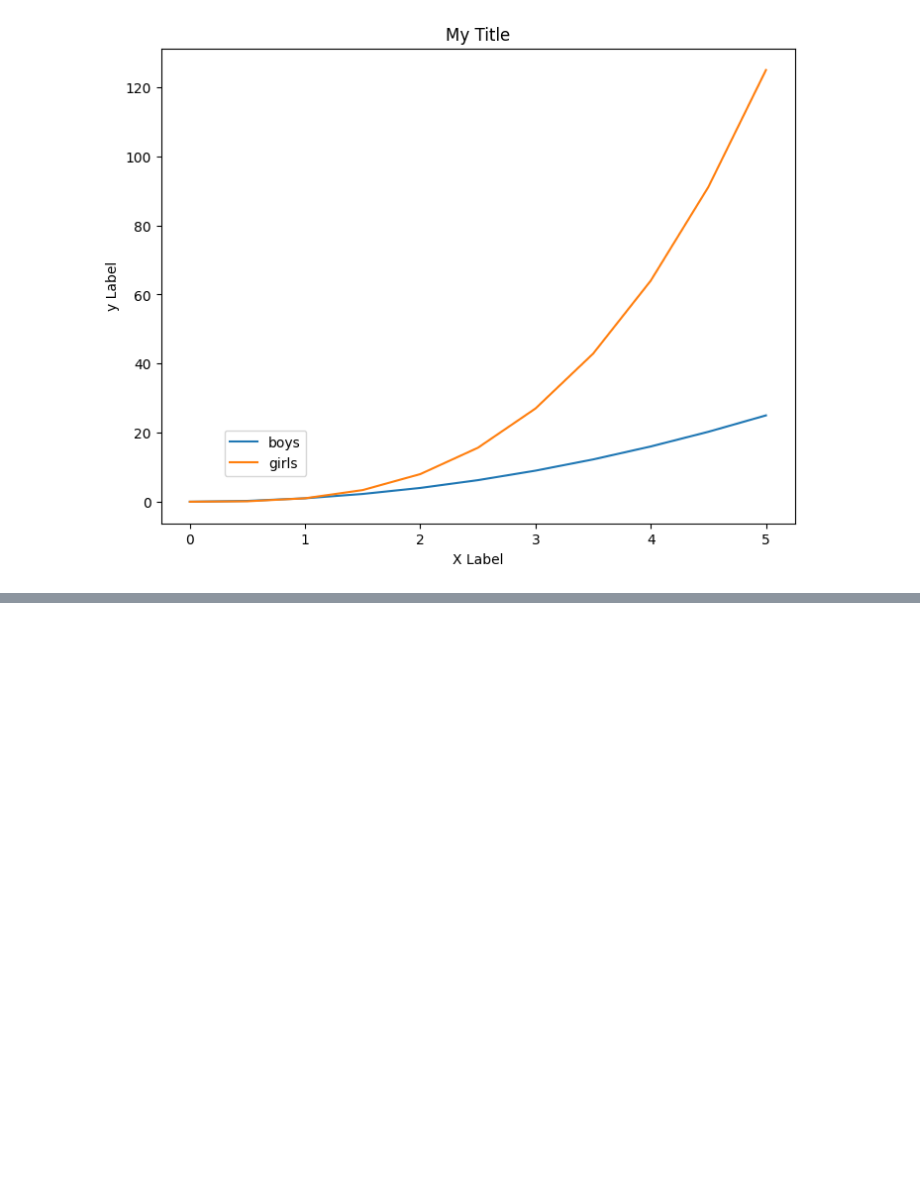
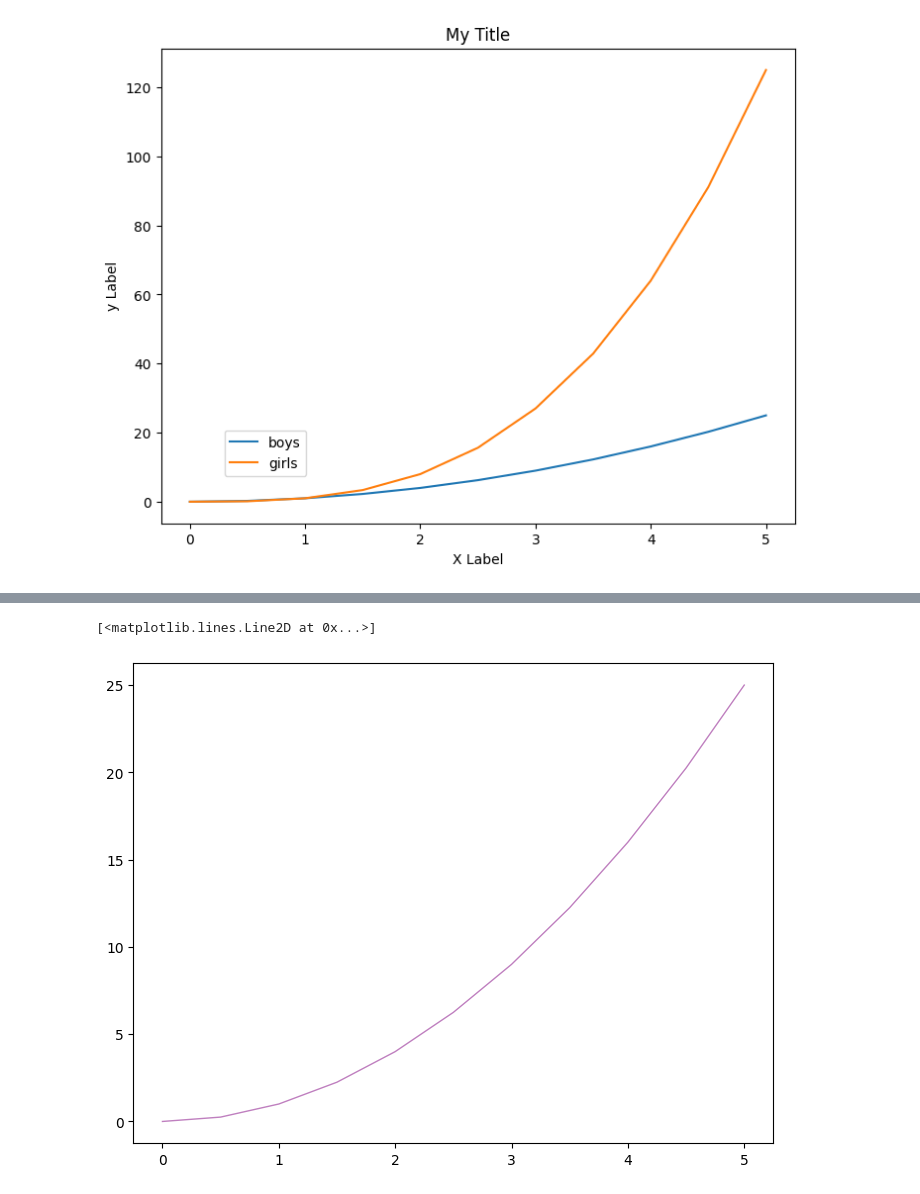
Before and after one commit to abdullah4tech/DataScience, a Jupyter notebook: matplotlib.ipynb, the cells around one changed output, grey strips where cells are left out. Saved outputs shown, nothing was run; the diff lists cells and outputs as text; code cells hidden in the pictures; blank space fills up the shorter version.

```diff
--- a/matplotlib.ipynb
+++ b/matplotlib.ipynb
@@ -164,0 +178,7 @@ axes1.legend(loc=(0.1,0.1))
+# %%
+fig4 = plt.figure()
+ax = fig4.add_axes([0,0,1,1])
+ax.plot(x,y,color='purple', linewidth=1, alpha=0.5)
+# %% [output]
+[<matplotlib.lines.Line2D at 0x...>]
+[figure, added]
```
Also changed, not shown: parts of 8 cells of this notebook, 1 other file.
